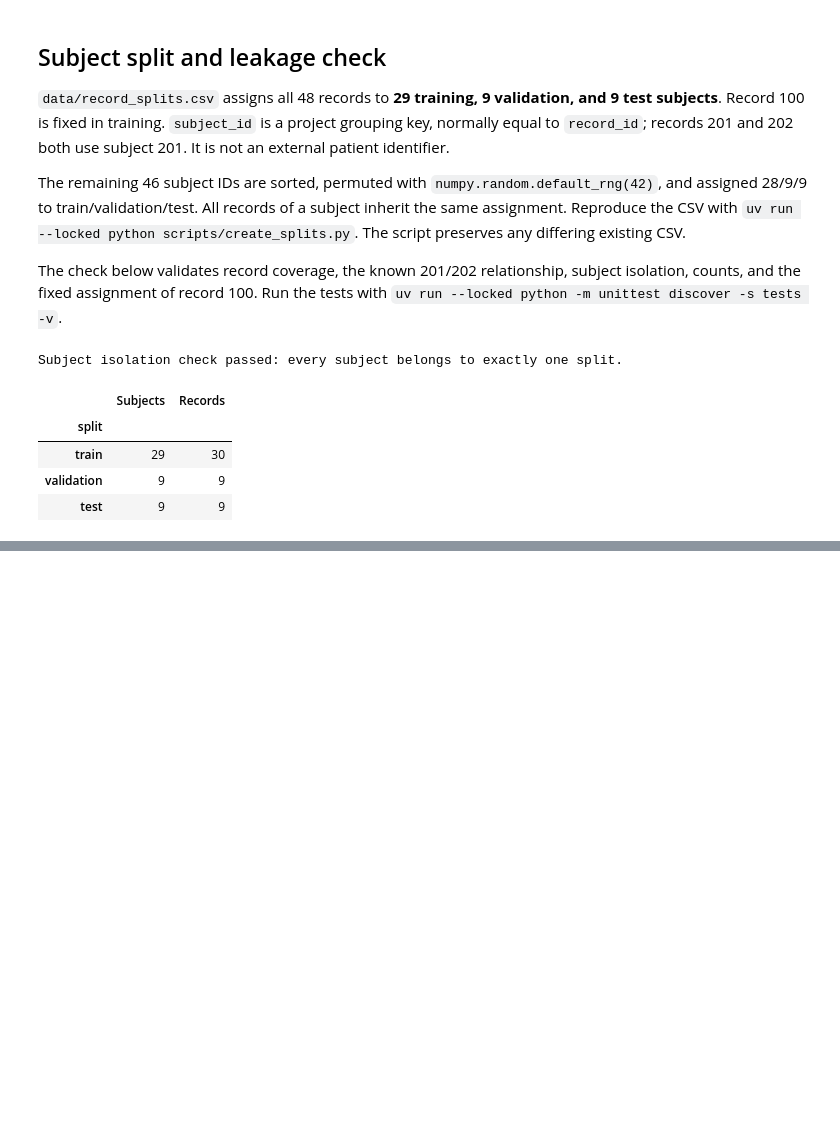
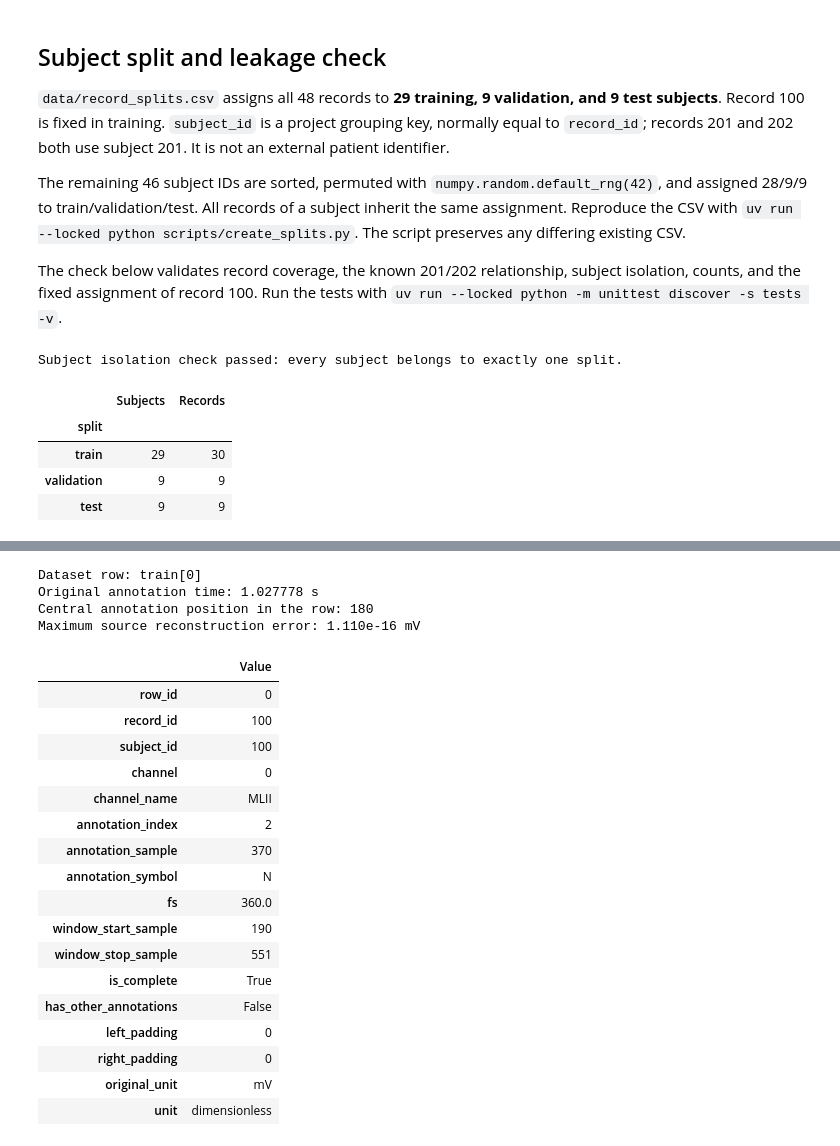
Before and after one commit to gabrielbozek/ecg-anomaly, a Jupyter notebook: notebooks/EDA.ipynb, the cells around one changed output, grey strips where cells are left out. Saved outputs shown, nothing was run; the diff lists cells and outputs as text; code cells hidden in the pictures; blank space fills up the shorter version.

```diff
--- a/notebooks/EDA.ipynb
+++ b/notebooks/EDA.ipynb
@@ -783,0 +869,50 @@ Maximum inverse error: 2.220e-16 mV
+# %%
+from dataclasses import replace
+
+trace_split = "train"
+trace_row_id = 0
+trace_dataset = prepared_datasets[trace_split]
+trace_metadata = trace_dataset.metadata.iloc[trace_row_id]
+trace_source_path = project_root / "data/raw/mitdb-1.0.0" / trace_metadata["record_id"]
+trace_source_record = wfdb.rdrecord(str(trace_source_path))
+trace_source_annotations = wfdb.rdann(str(trace_source_path), "atr")
+trace_source_window = extract_ecg_window(
+    trace_source_record, trace_source_annotations,
+    annotation_index=int(trace_metadata["annotation_index"]),
+    channel=int(trace_metadata["channel"]),
+)
+trace_processed_window = replace(
+    trace_source_window,
+    signal=trace_dataset.X[trace_row_id].copy(),
+    unit=trace_metadata["unit"],
+)
+trace_restored_window = inverse_preprocess_window(trace_processed_window, trace_dataset.states[trace_row_id])
+np.testing.assert_allclose(trace_restored_window.signal, trace_source_window.signal, rtol=1e-12, atol=1e-12)
+display(trace_metadata.to_frame("Value"))
+print(f"Dataset row: {trace_split}[{trace_row_id}]")
+print(f"Original annotation time: {trace_metadata['annotation_sample'] / trace_metadata['fs']:.6f} s")
+print(f"Central annotation position in the row: {trace_source_window.center_index}")
+print(f"Maximum source reconstruction error: {np.max(np.abs(trace_restored_window.signal - trace_source_window.signal)):.3e} mV")
+# %% [output]
+Dataset row: train[0]
+Original annotation time: 1.027778 s
+Central annotation position in the row: 180
+Maximum source reconstruction error: 1.110e-16 mV
+|  | Value |
+| row_id | 0 |
+| record_id | 100 |
+| subject_id | 100 |
+| channel | 0 |
+| channel_name | MLII |
+| annotation_index | 2 |
+| annotation_sample | 370 |
+| annotation_symbol | N |
+| fs | 360.0 |
+| window_start_sample | 190 |
+| window_stop_sample | 551 |
+| is_complete | True |
+| has_other_annotations | False |
+| left_padding | 0 |
+| right_padding | 0 |
+| original_unit | mV |
+| unit | dimensionless |
```
Also changed, not shown: parts of 14 cells of this notebook, 2 other files.
